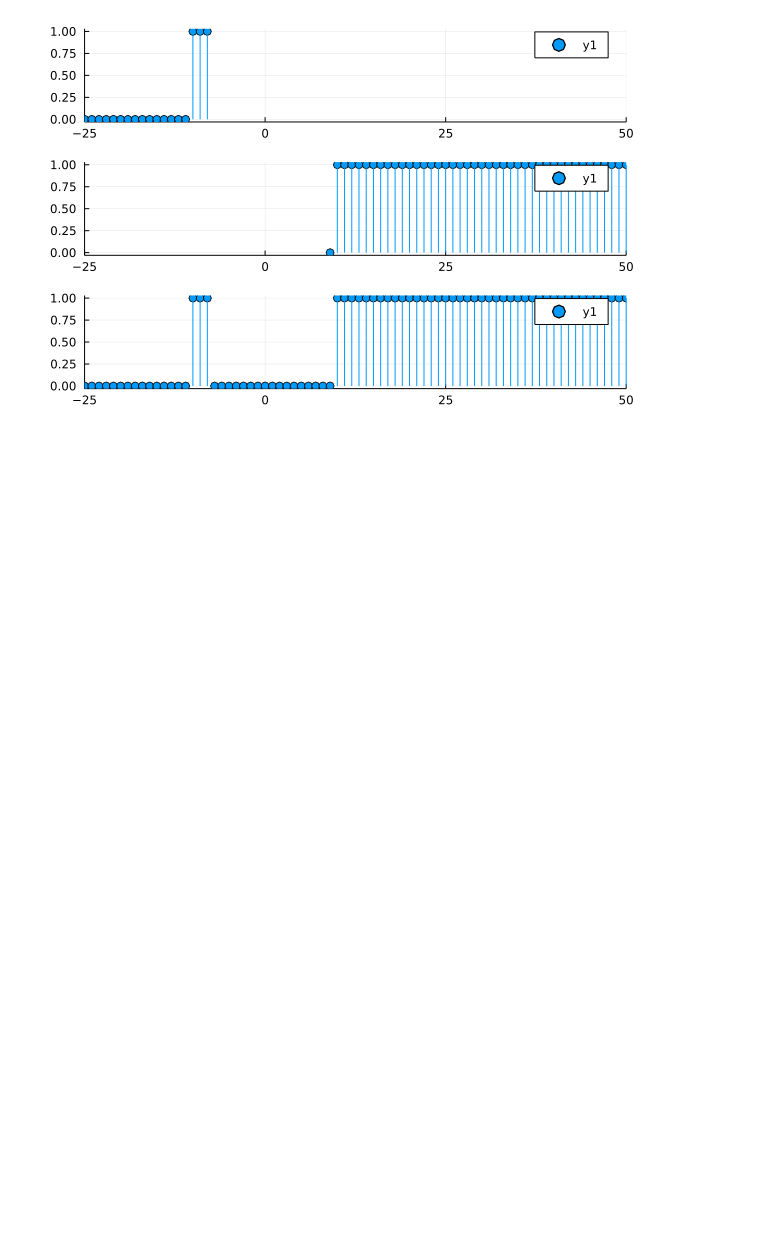
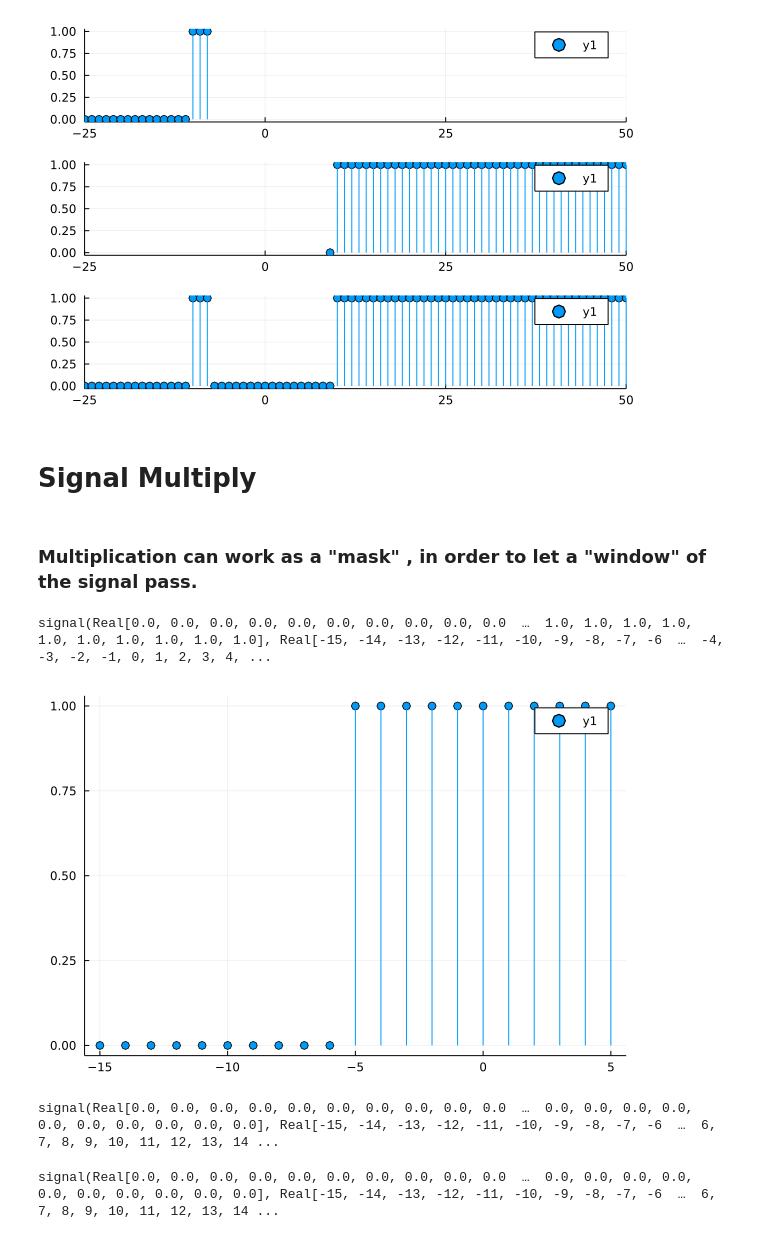
Before and after one commit to gjunqueira-sys/MySignalProcessing.jl, a Jupyter notebook: src/sketch.ipynb, the cells around one changed output. Drawn from its saved outputs; the diff is of its cells as text; code cells hidden in the pictures; blank space fills up the shorter version.

```diff
--- a/src/sketch.ipynb
+++ b/src/sketch.ipynb
@@ -101,3 +99,24 @@ p3 = plot(sigadd(s1, s2).n, sigadd(s1, s2).A, line =:stem, marker=:o, xlims=(-25
 plot(p1,p2,p3, layout=(3,1))
 # %% [output]
 [figure]
+# %% [markdown]
+# Signal Multiply
+# %% [markdown]
+### Multiplication can work as a "mask" , in order to let a "window" of the signal pass.
+# %%
+s1 = stepseq(-10, 10);
+s1 = sigshift(s1, -5)
+# %% [output]
+signal(Real[0.0, 0.0, 0.0, 0.0, 0.0, 0.0, 0.0, 0.0, 0.0, 0.0  …  1.0, 1.0, 1.0, 1.0, 1.0, 1.0, 1.0, 1.0, 1.0, 1.0], Real[-15, -14, -13, -12, -11, -10, -9, -8, -7, -6  …  -4, -3, -2, -1, 0, 1, 2, 3, 4, ...
+# %%
+plot(s1.n,s1.A, line =:stem, marker=:o)
+# %% [output]
+[figure, added]
+# %%
+s2 = signal(0.0, -15, 15)
+# %% [output]
+signal(Real[0.0, 0.0, 0.0, 0.0, 0.0, 0.0, 0.0, 0.0, 0.0, 0.0  …  0.0, 0.0, 0.0, 0.0, 0.0, 0.0, 0.0, 0.0, 0.0, 0.0], Real[-15, -14, -13, -12, -11, -10, -9, -8, -7, -6  …  6, 7, 8, 9, 10, 11, 12, 13, 14 ...
+# %%
+s3 = sigadd(s1,s2)
+# %% [output]
+signal(Real[0.0, 0.0, 0.0, 0.0, 0.0, 0.0, 0.0, 0.0, 0.0, 0.0  …  0.0, 0.0, 0.0, 0.0, 0.0, 0.0, 0.0, 0.0, 0.0, 0.0], Real[-15, -14, -13, -12, -11, -10, -9, -8, -7, -6  …  6, 7, 8, 9, 10, 11, 12, 13, 14 ...
```
Also changed, not shown: parts of 9 cells of this notebook, 1 other file.
